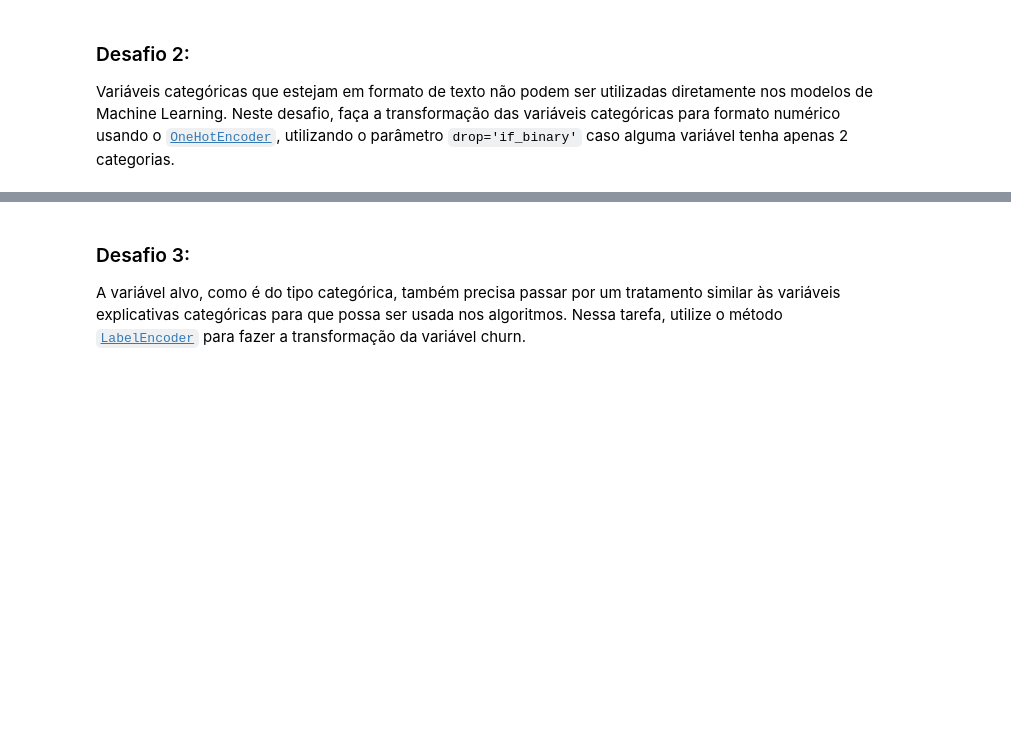
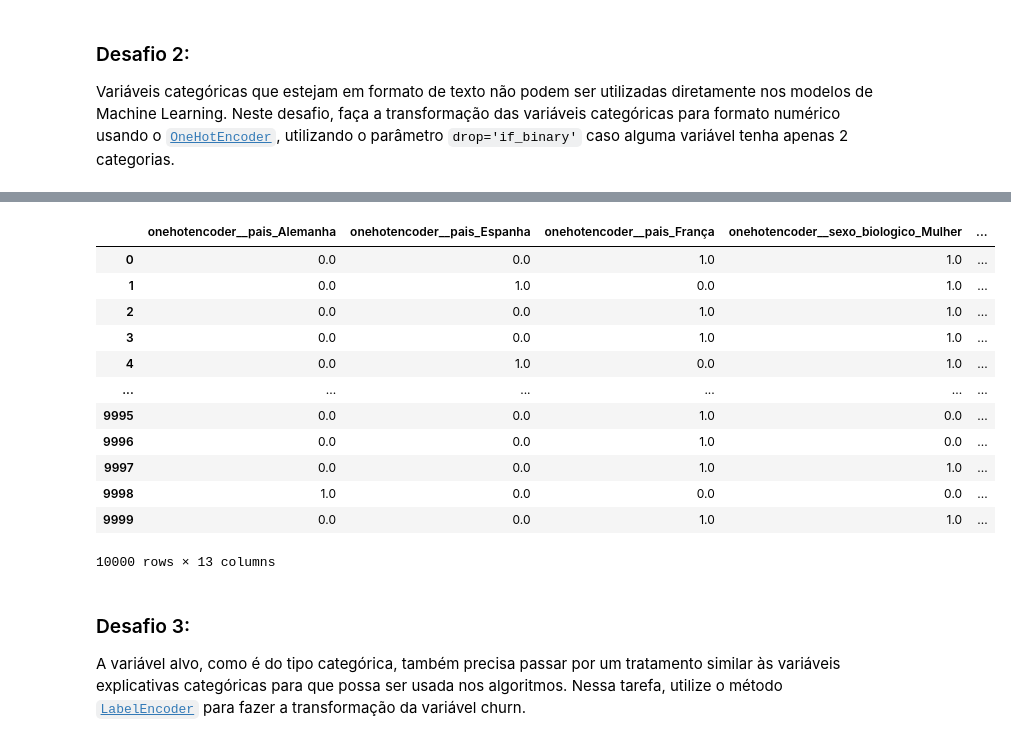
Before and after one commit to RPGraciotti/estudos_alura, a Jupyter notebook: classificacao/desafio/Desafios_+Hora+da+prática.ipynb, the cells around one changed output, grey strips where cells are left out. Cells and saved outputs as stored; diff of their text form; code cells hidden in the pictures; blank space fills up the shorter version.

```diff
--- a/classificacao/desafio/Desafios_+Hora+da+prática.ipynb
+++ b/classificacao/desafio/Desafios_+Hora+da+prática.ipynb
@@ -82,6 +90,10 @@ Depois de explorar as variáveis categóricas, chegou a vez das **variáveis num
 ### Desafio 1:
 
 Para utilizar os dados nos algoritmos de Machine Learning, precisamos informar quais são as variáveis explicativas e qual é a variável alvo. Neste desafio, faça a separação da base de dados de churn entre as variáveis explicativas, armazenando em uma variável x e a variável alvo em y.
+# %%
+x = df_churn.drop('churn', axis = 1)
+y = df_churn['churn']
+colunas = x.columns
 # %% [markdown]
 ### Desafio 2:
 
@@ -88,0 +104,10 @@ Variáveis categóricas que estejam em formato de texto não podem ser utilizada
+# %%
+one_hot = make_column_transformer((
+    OneHotEncoder(drop = 'if_binary'),
+    ['pais', 'sexo_biologico', 'tem_cartao_credito', 'membro_ativo']
+),
+    remainder = 'passthrough',
+    sparse_threshold = 0)
+# %%
+x = one_hot.fit_transform(x)
+one_hot.get_feature_names_out(colunas)
@@ -89,3 +124,19 @@ Variáveis categóricas que estejam em formato de texto não podem ser utilizada
+# %%
+pd.DataFrame(x, columns = one_hot.get_feature_names_out(colunas))
+# %% [output]
+|  | onehotencoder__pais_Alemanha | onehotencoder__pais_Espanha | onehotencoder__pais_França | onehotencoder__sexo_biologico_Mulher | ... |
+| 0 | 0.0 | 0.0 | 1.0 | 1.0 | ... |
+| 1 | 0.0 | 1.0 | 0.0 | 1.0 | ... |
+| 2 | 0.0 | 0.0 | 1.0 | 1.0 | ... |
+| 3 | 0.0 | 0.0 | 1.0 | 1.0 | ... |
+| 4 | 0.0 | 1.0 | 0.0 | 1.0 | ... |
+| ... | ... | ... | ... | ... | ... |
+| 9995 | 0.0 | 0.0 | 1.0 | 0.0 | ... |
+| 9996 | 0.0 | 0.0 | 1.0 | 0.0 | ... |
+| 9997 | 0.0 | 0.0 | 1.0 | 1.0 | ... |
+| 9998 | 1.0 | 0.0 | 0.0 | 0.0 | ... |
+| 9999 | 0.0 | 0.0 | 1.0 | 1.0 | ... |
+10000 rows × 13 columns
 # %% [markdown]
 ### Desafio 3:
 
```
Also changed, not shown: parts of 12 cells of this notebook.
